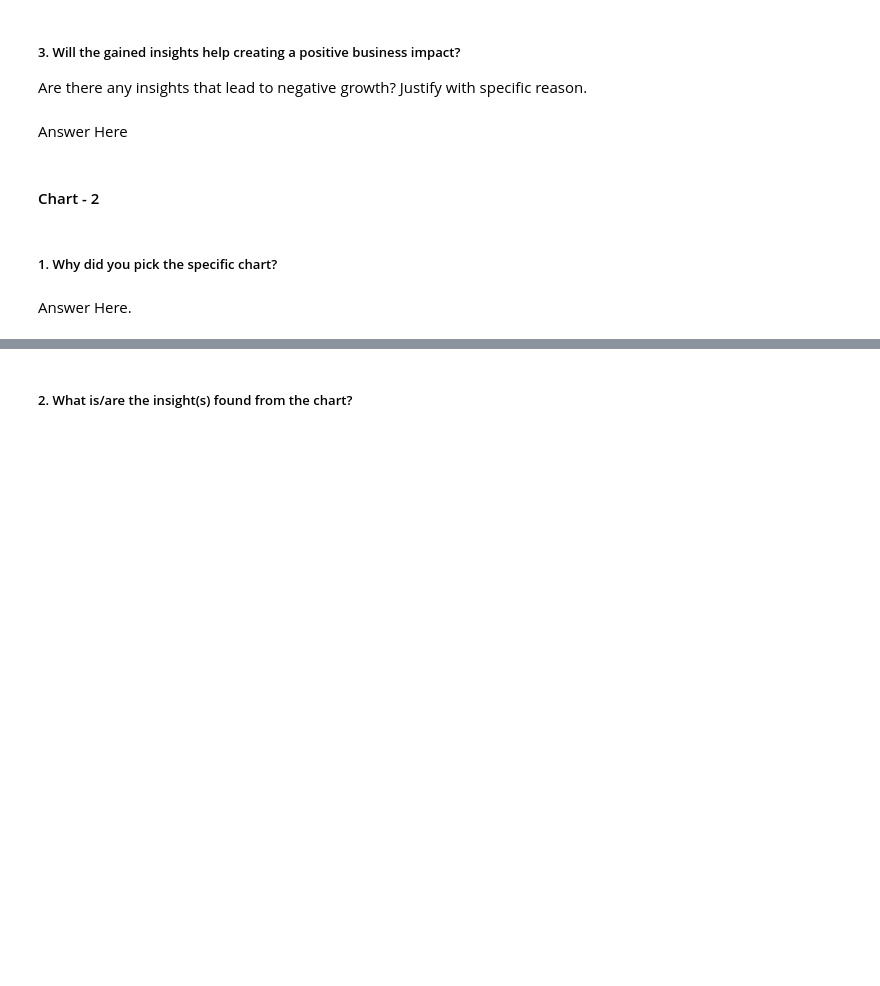
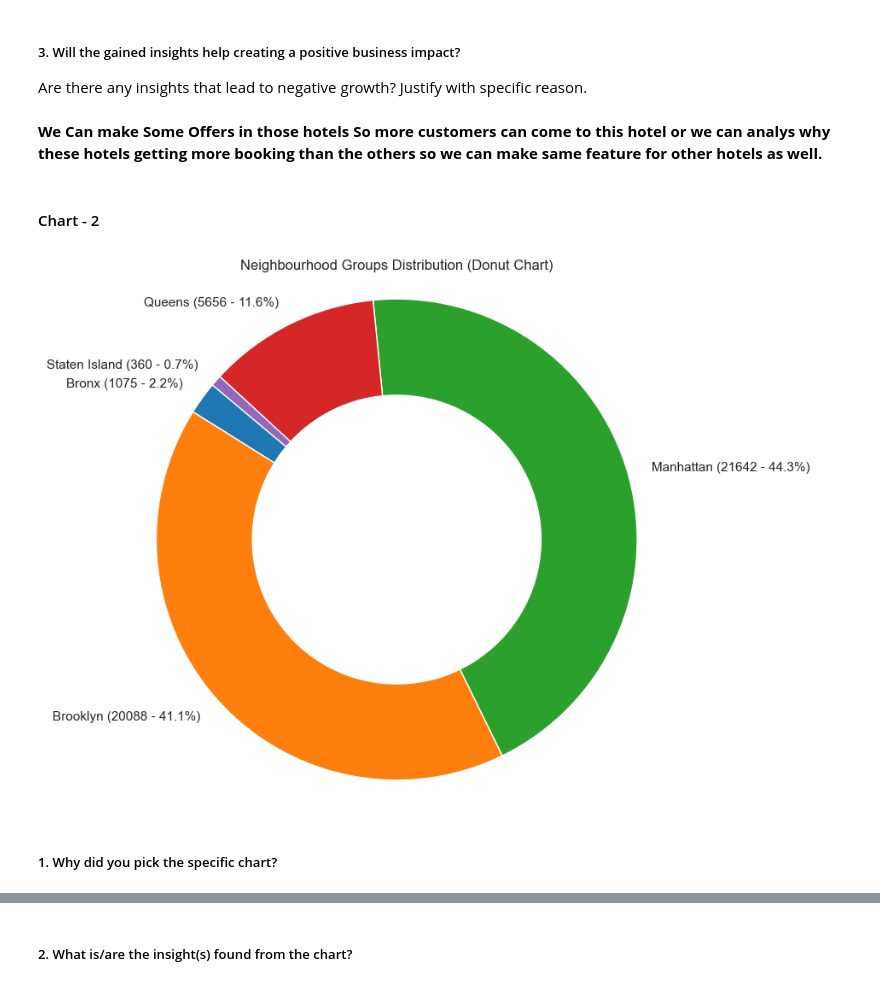
Before and after one commit to saifghostrider454/Airbnb-EDA, a Jupyter notebook: Airbnb.ipynb, the cells around one changed output, grey strips where cells are left out. Saved outputs shown, nothing was run; the diff lists cells and outputs as text; code cells hidden in the pictures; blank space fills up the shorter version.

```diff
--- a/Airbnb.ipynb
+++ b/Airbnb.ipynb
@@ -397,7 +523,7 @@ Answer Here
 # %% [markdown]
 ##### 3. Will the gained insights help creating a positive business impact?
 Are there any insights that lead to negative growth? Justify with specific reason.
-# %% [markdown]
-Answer Here
+# %% [markdown]
+**We Can make Some Offers in those hotels So more customers can come to this hotel or we can analys why these hotels getting more booking than the others so we can make same feature for other hotels as well.**
 # %% [markdown]
 #### Chart - 2
@@ -406,4 +530,27 @@ Answer Here
+# %%
+# Chart - 2 visualization code
+colors = ['#1f77b4', '#ff7f0e', '#2ca02c', '#d62728', '#9467bd']  # You can add more colors if needed
+
+# Grouping by 'neighbourhood_group' and getting counts
+group_counts = df.groupby('neighbourhood_group')['neighbourhood_group'].count()
+
+# Calculate total count
+total_count = group_counts.sum()
+
+# Plotting the outer pie chart with custom colors and formatted labels
+plt.figure(figsize=(8, 8))
+patches, _ = plt.pie(group_counts, labels=[f'{label} ({count} - {count/total_count*100:.1f}%)' for label, count in zip(group_counts.index, group_counts)], startangle=140, pctdistance=0.85, colors=colors)
+
+# Drawing a white circle at the center to create a hole
+center_circle = plt.Circle((0, 0), 0.60, fc='white')
+fig = plt.gcf()
+fig.gca().add_artist(center_circle)
+
+# Equal aspect ratio ensures that pie is drawn as a circle
+plt.axis('equal')
+plt.title('Neighbourhood Groups Distribution (Donut Chart)')
+plt.show()
+# %% [output]
+[figure, added]
 # %% [markdown]
 ##### 1. Why did you pick the specific chart?
-# %% [markdown]
-Answer Here.
```
Also changed, not shown: parts of 40 cells of this notebook.
